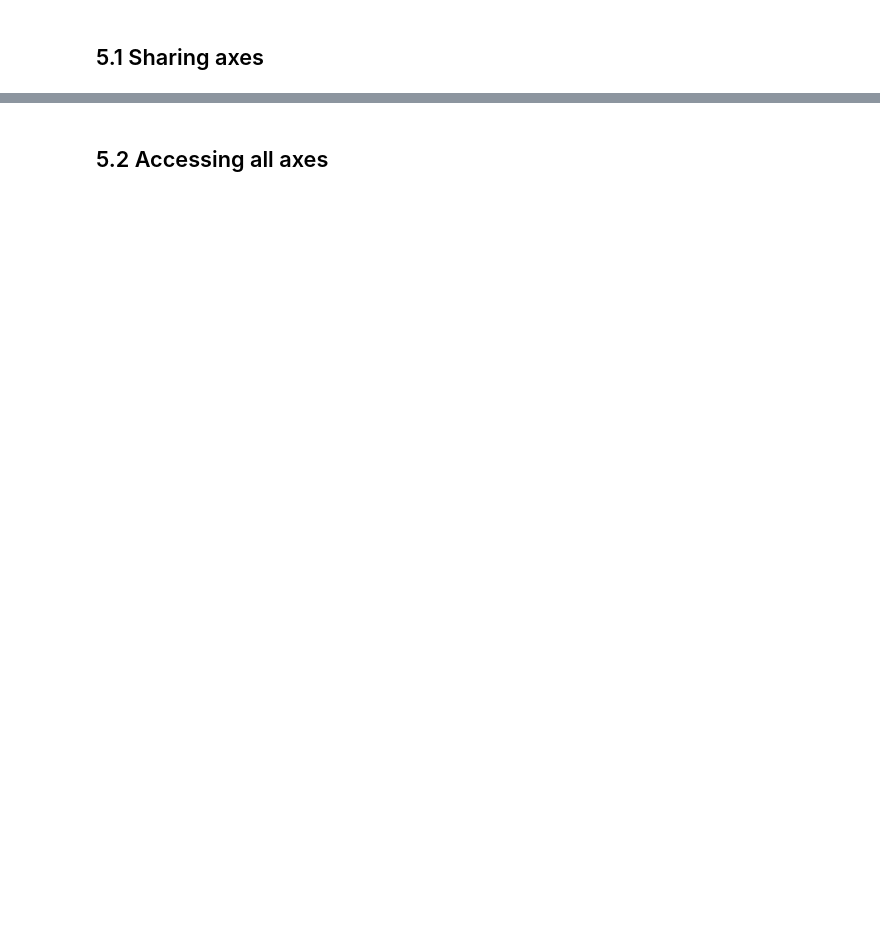
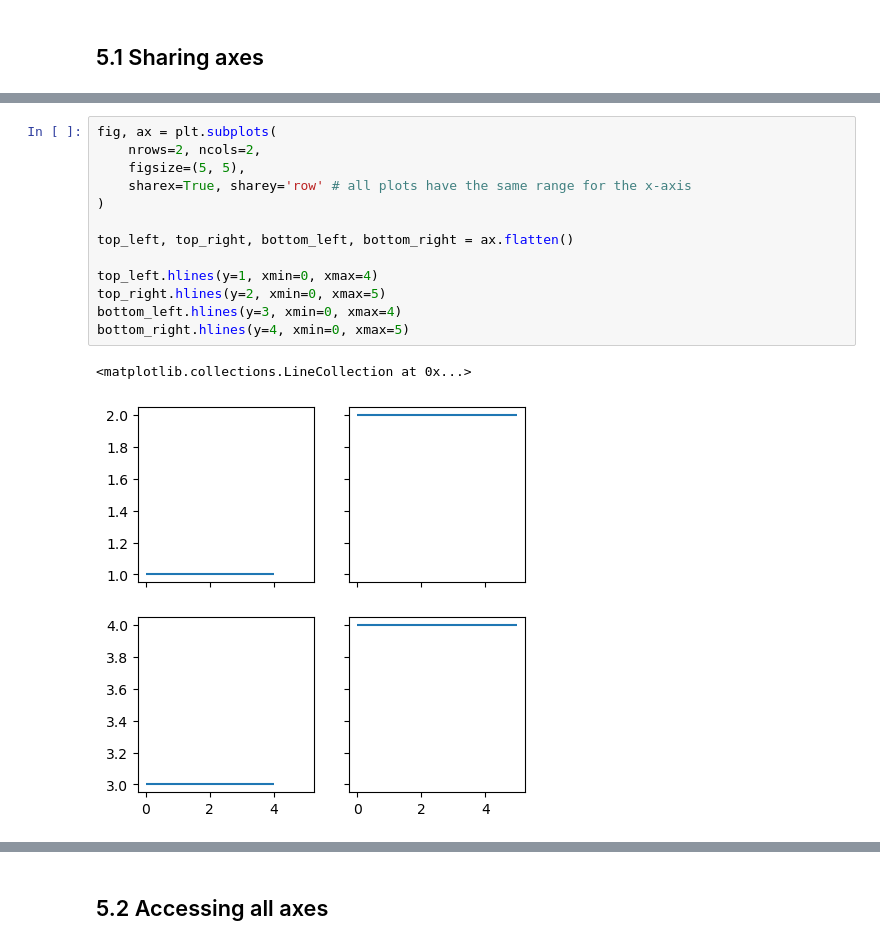
Before and after one commit to SPS-SP2273/learning-portfolio-Eee-bee, a Jupyter notebook: 7.1_plotting/plotting_(good).ipynb, the cells around one changed output, grey strips where cells are left out. Drawn from its saved outputs; the diff is of its cells as text; blank space fills up the shorter version.

```diff
--- a/7.1_plotting/plotting_(good).ipynb
+++ b/7.1_plotting/plotting_(good).ipynb
@@ -142,0 +218,16 @@ fig.tight_layout()
+# %%
+fig, ax = plt.subplots(
+    nrows=2, ncols=2,
+    figsize=(5, 5),
+    sharex=True, sharey='row' # all plots have the same range for the x-axis
+)
+
+top_left, top_right, bottom_left, bottom_right = ax.flatten()
+
+top_left.hlines(y=1, xmin=0, xmax=4)
+top_right.hlines(y=2, xmin=0, xmax=5)
+bottom_left.hlines(y=3, xmin=0, xmax=4)
+bottom_right.hlines(y=4, xmin=0, xmax=5)
+# %% [output]
+<matplotlib.collections.LineCollection at 0x...>
+[figure, added]
```
Also changed, not shown: parts of 29 cells of this notebook.
